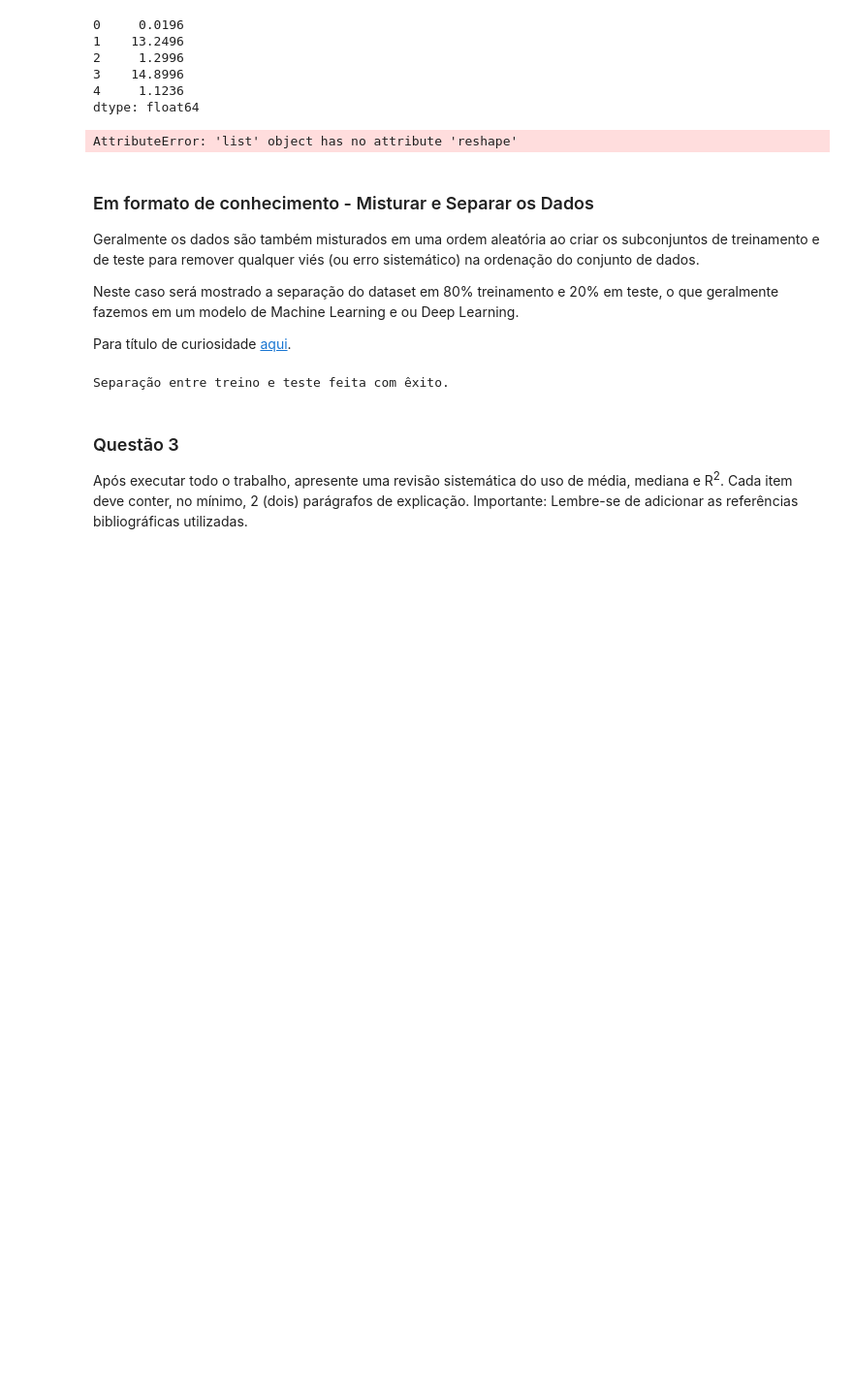
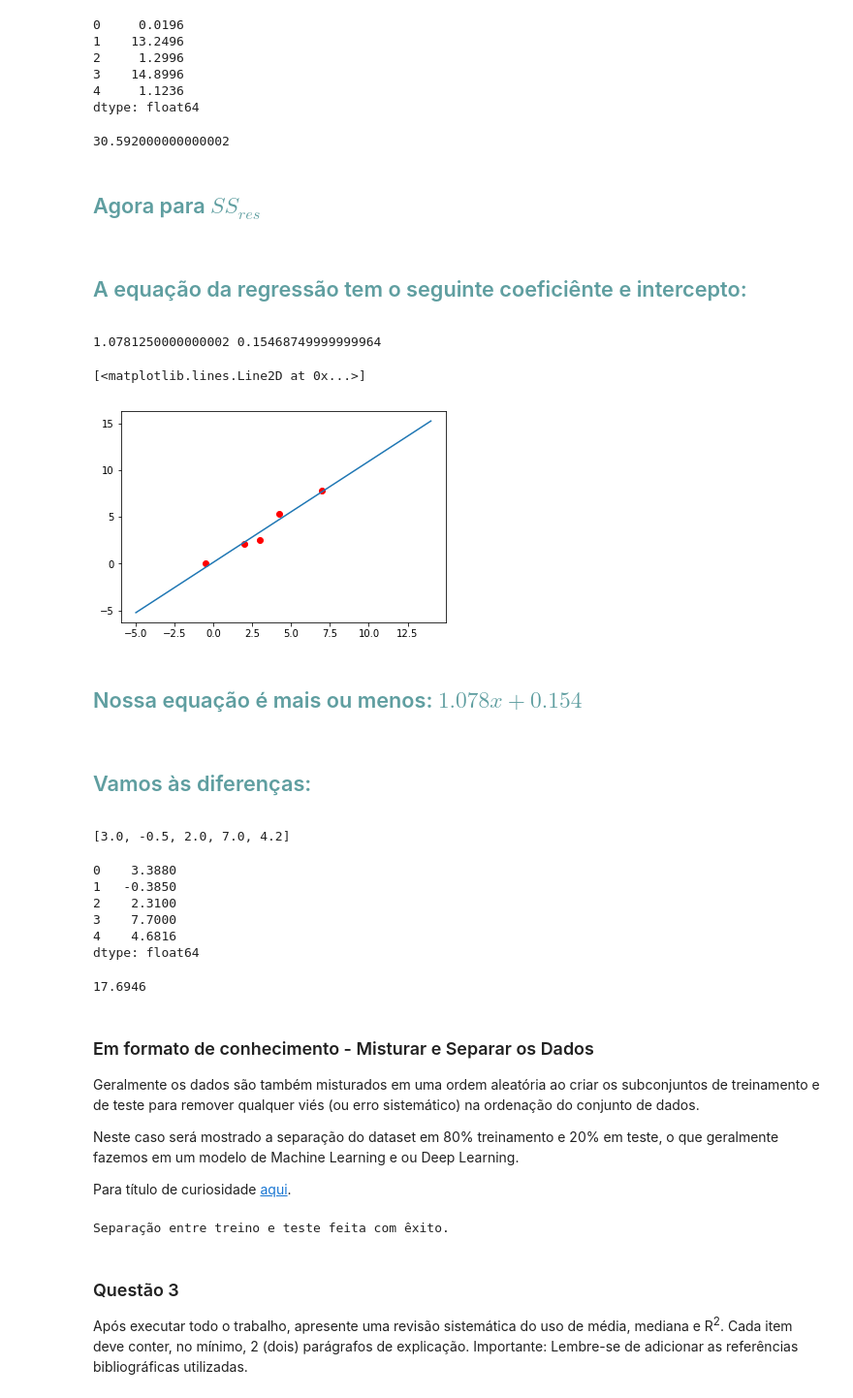
Before and after one commit to hmaas00/trabalho_boston_iesb, a Jupyter notebook: Trabalho I - Análise de Dados e Inferência Estatística com Python.ipynb, the cells around one changed output. Shown at 97% size. Saved outputs shown, nothing was run; the diff lists cells and outputs as text; code cells hidden in the pictures; blank space fills up the shorter version.

```diff
--- a/Trabalho I - Análise de Dados e Inferência Estatística com Python.ipynb
+++ b/Trabalho I - Análise de Dados e Inferência Estatística com Python.ipynb
@@ -282,13 +290,68 @@ ss_tot
 3    14.8996
 4     1.1236
 dtype: float64
+# %%
+sum(ss_tot)
+# %% [output]
+30.592000000000002
+# %% [markdown]
+<div style="color: cadetblue;">
+    <h2>
+        Agora para $SS_{res}$
+    </h2>
+</div>
 # %%
 from sklearn import linear_model
-# %%
-reg = linear_model.LinearRegression()
-reg.fit(reais.reshape(-1, 1), estimados.reshape(-1, 1))
-# %% [output]
-AttributeError: 'list' object has no attribute 'reshape'
+# %% [markdown]
+<div style="color: cadetblue;">
+    <h2>
+        A equação da regressão tem o seguinte coeficiênte e intercepto:
+    </h2>
+</div>
+# %%
+reg = linear_model.LinearRegression()
+reg.fit(np.array(reais).reshape(-1, 1), np.array(estimados).reshape(-1, 1))
+c = reg.coef_[0][0]
+inter = reg.intercept_[0]
+print(c, inter)
+x = range(-5,15)
+plt.scatter(reais, estimados, c='r')
+plt.plot(x , (x*c + inter))
+# %% [output]
+1.0781250000000002 0.15468749999999964
+[<matplotlib.lines.Line2D at 0x...>]
+[figure, added]
+# %% [markdown]
+<div style="color: cadetblue;">
+    <h2>
+        Nossa equação é mais ou menos: $1.078x + 0.154$
+    </h2>
+</div>
+# %% [markdown]
+<div style="color: cadetblue;">
+    <h2>
+        Vamos às diferenças:
+    </h2>
+</div>
+# %%
+reais
+# %% [output]
+[3.0, -0.5, 2.0, 7.0, 4.2]
+# %%
+calculado = pd.Series(reais)
+difs = (1.078 * calculado) + 0.154
+difs
+# %% [output]
+0    3.3880
+1   -0.3850
+2    2.3100
+3    7.7000
+4    4.6816
+dtype: float64
+# %%
+difs.sum()
+# %% [output]
+17.6946
 # %% [markdown]
 ### Em formato de conhecimento - Misturar e Separar os Dados
 
```
Also changed, not shown: parts of 2 cells of this notebook.
